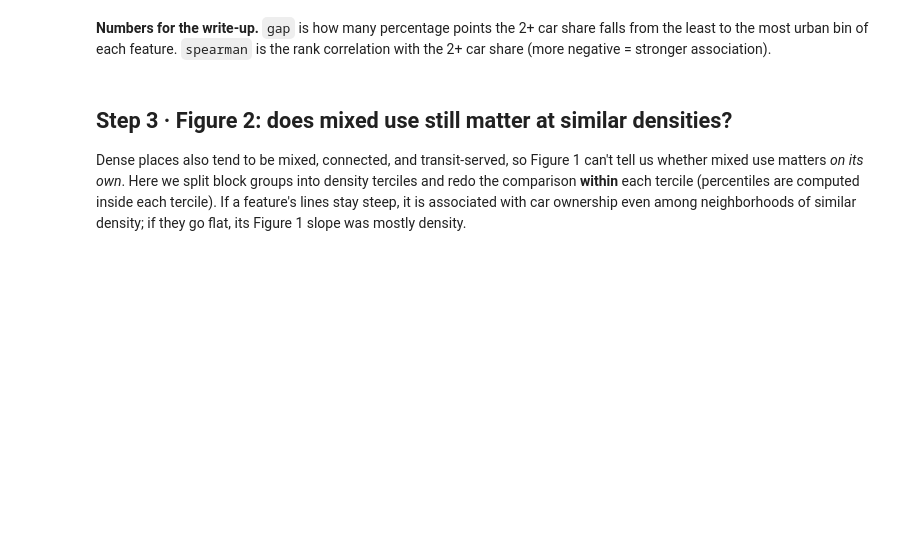
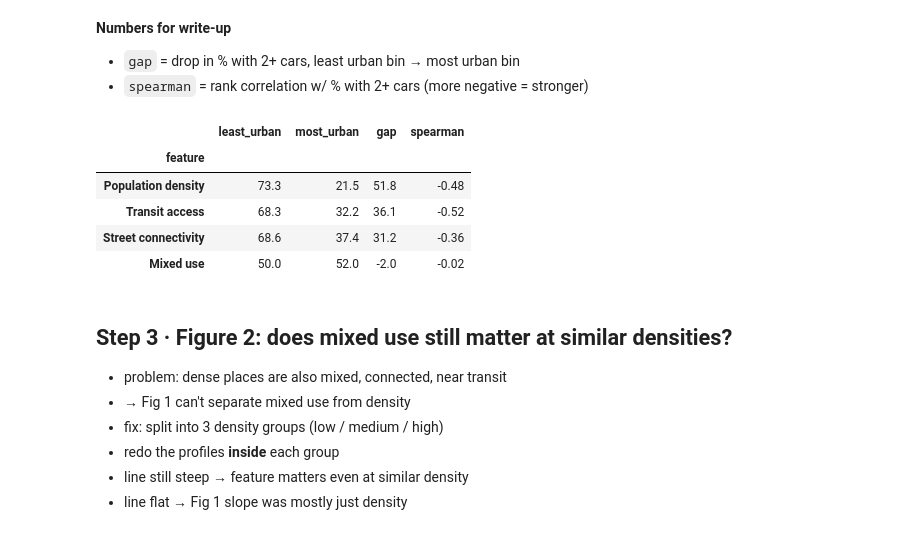
Before and after one commit to schaddha05/DATA23700-Final-Project, a Jupyter notebook: notebooks/01_built_environment_vs_car_ownership.ipynb, the cells around one changed output. Saved outputs shown, nothing was run; the diff lists cells and outputs as text; code cells hidden in the pictures; blank space fills up the shorter version.

```diff
--- a/notebooks/01_built_environment_vs_car_ownership.ipynb
+++ b/notebooks/01_built_environment_vs_car_ownership.ipynb
@@ -110,19 +146,33 @@ fig1
 # %% [markdown]
-**Numbers for the write-up.** `gap` is how many percentage points the 2+ car share falls from the
-least to the most urban bin of each feature. `spearman` is the rank correlation with the 2+ car share
-(more negative = stronger association).
+**Numbers for write-up**
+- `gap` = drop in % with 2+ cars, least urban bin → most urban bin
+- `spearman` = rank correlation w/ % with 2+ cars (more negative = stronger)
 # %%
-summary = (prof.sort_values("x").groupby("feature")
-           .agg(least_urban=("y", "first"), most_urban=("y", "last")))
+# first bin = least urban, last bin = most urban
+summary = prof.sort_values("bin").groupby("feature").agg(
+    least_urban=("y", "first"),
+    most_urban=("y", "last"),
+)
 summary["gap"] = summary["least_urban"] - summary["most_urban"]
-column_of = {label: col for col, label in FEATURES.items()}
-summary["spearman"] = [df[column_of[f]].corr(df[OUTCOME], method="spearman") for f in summary.index]
+
+for col, label in FEATURES.items():
+    summary.loc[label, "spearman"] = df[col].corr(df[OUTCOME], method="spearman")
+
 summary.sort_values("gap", ascending=False).round(2)
+# %% [output]
+|  | least_urban | most_urban | gap | spearman |
+| feature |  |  |  |  |
+| Population density | 73.3 | 21.5 | 51.8 | -0.48 |
+| Transit access | 68.3 | 32.2 | 36.1 | -0.52 |
+| Street connectivity | 68.6 | 37.4 | 31.2 | -0.36 |
+| Mixed use | 50.0 | 52.0 | -2.0 | -0.02 |
 # %% [markdown]
 ## Step 3 · Figure 2: does mixed use still matter at similar densities?
 
-Dense places also tend to be mixed, connected, and transit-served, so Figure 1 can't tell us whether mixed use
-matters *on its own*. Here we split block groups into density terciles and redo the comparison **within** each
-tercile (percentiles are computed inside each tercile). If a feature's lines stay steep, it is associated with
-car ownership even among neighborhoods of similar density; if they go flat, its Figure 1 slope was mostly density.
+- problem: dense places are also mixed, connected, near transit
+- → Fig 1 can't separate mixed use from density
+- fix: split into 3 density groups (low / medium / high)
+- redo the profiles **inside** each group
+- line still steep → feature matters even at similar density
+- line flat → Fig 1 slope was mostly just density
 # %%
```
Also changed, not shown: parts of 11 cells of this notebook, 5 other files.
